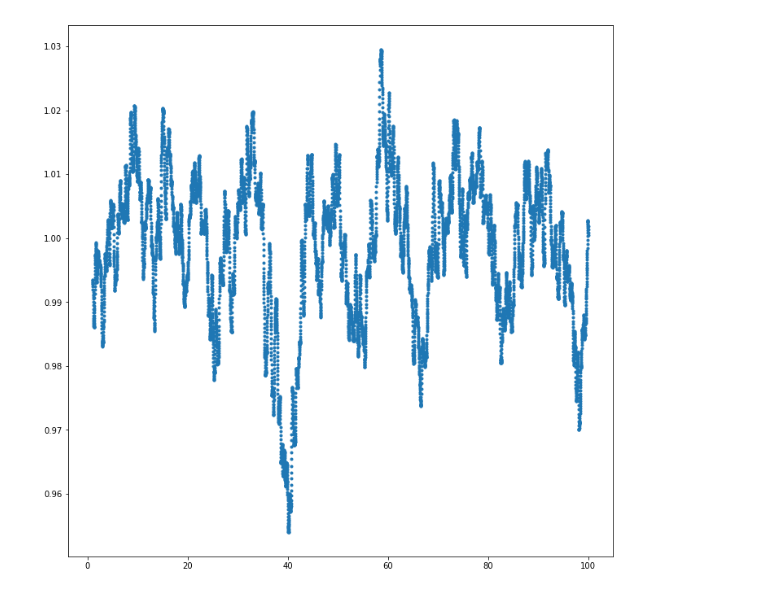
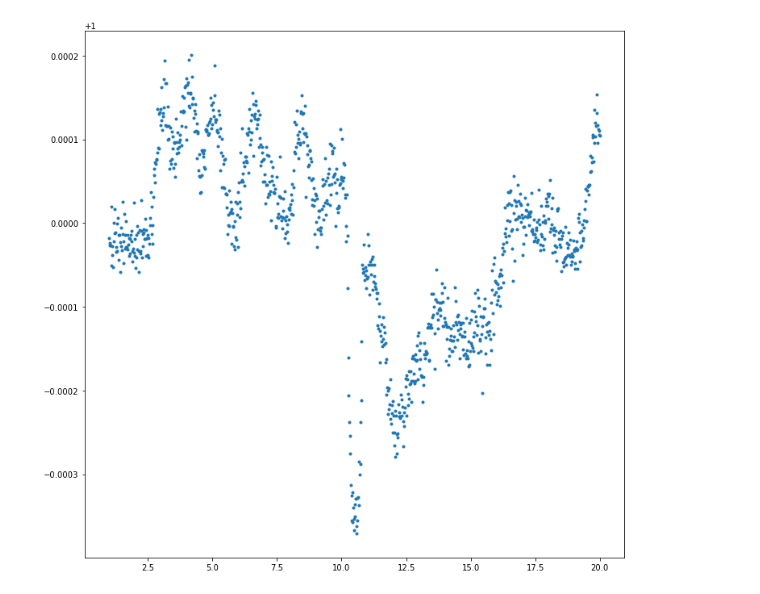
Before and after one commit to tagordon/lc_sim, a Jupyter notebook: light curve simulator.ipynb, the cells around one changed output. Cells and saved outputs as stored; diff of their text form; code cells hidden in the pictures.

Commit message:
finished light curve simulator

```diff
--- a/light curve simulator.ipynb
+++ b/light curve simulator.ipynb
@@ -37,8 +1,20 @@ gp.compute(t, noise)
+# %%
+import numpy as np
+import matplotlib.pyplot as pl
+%matplotlib inline
+
+from light_curve_simulator import sim_lc
+
+ppm = 20
+per_aper_ratio = 2
+t = np.linspace(1, 20, 1000)
+periodic_freq = 0.05
+aperiodic_freq = 0.5
+A = 1e-4
+planet_params = [t[int(len(t)/2.)], 365, 200, 215, 90, 0, 90, 0.5, 0.5]
+flux = sim_lc(t, ppm, per_aper_ratio, periodic_freq, aperiodic_freq, A, planet=True, planet_params=planet_params)
 # %%
-import matplotlib.pyplot as pl
-%matplotlib inline
-
-pl.plot(t, A*gp.sample()+1, '.')
+pl.plot(t, flux, '.')
 pl.gcf().set_size_inches(12, 12)
 # %% [output]
-[figure, old version]
+[figure, new version]
```
Also changed, not shown: parts of 3 cells of this notebook, 1 other file.
